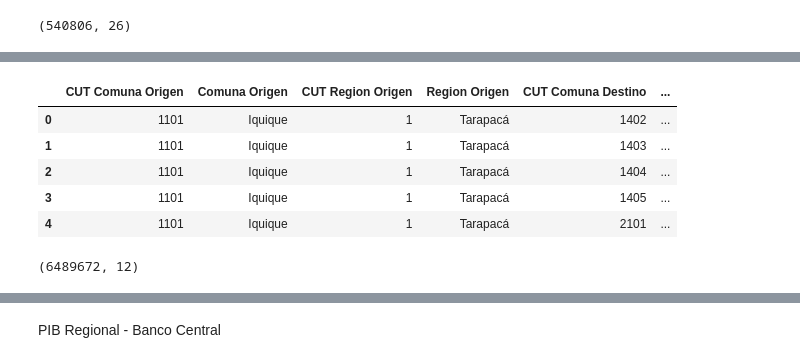
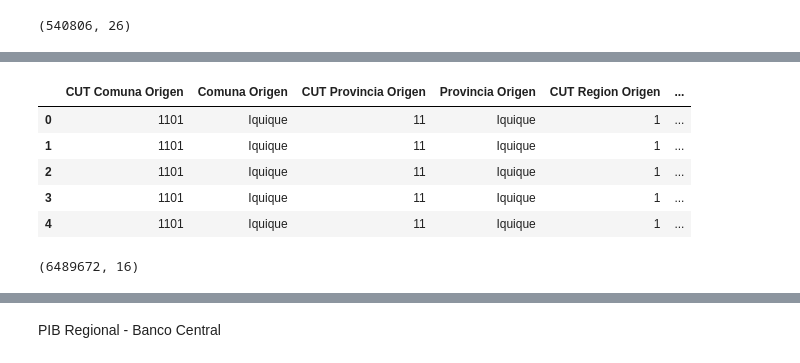
Before and after one commit to bartowen/Tour_Data_Pro, a Jupyter notebook: src/explore.ipynb, the cells around one changed output, grey strips where cells are left out. Drawn from its saved outputs; the diff is of its cells as text; code cells hidden in the pictures.

Commit message:
Columna Temporada 0.0

```diff
--- a/src/explore.ipynb
+++ b/src/explore.ipynb
@@ -67,13 +74,0 @@ df_viajes_ocasionales
-# %%
-# Eliminar espacios adicionales en los nombres de columnas
-df_viajes_ocasionales.columns = df_viajes_ocasionales.columns.str.strip()
-
-# Lista de las columnas a eliminar
-# Vamos a eliminar Provincia y trabajaremos con comuna, región y destino turístico
-
-columns_to_drop = ['CUT Provincia Origen', 'Provincia Origen', 'CUT Provincia Destino', 'Provincia Destino']
-
-# Eliminar las columnas de la lista
-df_viajes_ocasionales = df_viajes_ocasionales.drop(columns=columns_to_drop)
-
-df_viajes_ocasionales.head()
@@ -88,26 +75,28 @@ df_viajes_ocasionales.head()
 # %%
 # Aplanar viajes ocasionales por mes.
 # id_vars -> Lista de columnas que no se van a transformar (se mantendrán como están)
 # value_vars -> Lista de columnas que representan los meses. Estas columnas se "aplanarán" en la nueva columna llamada "Mes"
 
 df_aplanado = pd.melt(df_viajes_ocasionales,
-                      id_vars=['CUT Comuna Origen', 'Comuna Origen', 'CUT Region Origen', 'Region Origen',
-                               'CUT Comuna Destino', 'Comuna Destino', 'Destino Turistico',
-                               'CUT Region Destino', 'Region Destino', 'Anio'],
+                      id_vars=[ 'CUT Comuna Origen', 'Comuna Origen', 'CUT Provincia Origen',
+                                'Provincia Origen', 'CUT Region Origen', 'Region Origen',
+                                'CUT Comuna Destino', 'Comuna Destino', 'Destino Turistico',
+                                'CUT Provincia Destino', 'Provincia Destino', 'CUT Region Destino',
+                                'Region Destino', 'Anio'],
                       value_vars=['enero', 'febrero', 'marzo', 'abril', 'mayo', 'junio',
                                   'julio', 'agosto', 'septiembre', 'octubre', 'noviembre', 'diciembre'],
                       var_name='Mes',
                       value_name='Viajes Ocasionales')
 
 df_aplanado.head()
 # %% [output]
-|  | CUT Comuna Origen | Comuna Origen | CUT Region Origen | Region Origen | CUT Comuna Destino | ... |
-| 0 | 1101 | Iquique | 1 | Tarapacá | 1402 | ... |
-| 1 | 1101 | Iquique | 1 | Tarapacá | 1403 | ... |
-| 2 | 1101 | Iquique | 1 | Tarapacá | 1404 | ... |
-| 3 | 1101 | Iquique | 1 | Tarapacá | 1405 | ... |
-| 4 | 1101 | Iquique | 1 | Tarapacá | 2101 | ... |
+|  | CUT Comuna Origen | Comuna Origen | CUT Provincia Origen | Provincia Origen | CUT Region Origen | ... |
+| 0 | 1101 | Iquique | 11 | Iquique | 1 | ... |
+| 1 | 1101 | Iquique | 11 | Iquique | 1 | ... |
+| 2 | 1101 | Iquique | 11 | Iquique | 1 | ... |
+| 3 | 1101 | Iquique | 11 | Iquique | 1 | ... |
+| 4 | 1101 | Iquique | 11 | Iquique | 1 | ... |
 # %%
 df_aplanado.shape
 # %% [output]
-(6489672, 12)
+(6489672, 16)
```
Also changed, not shown: parts of 8 cells of this notebook, 1 other file.
